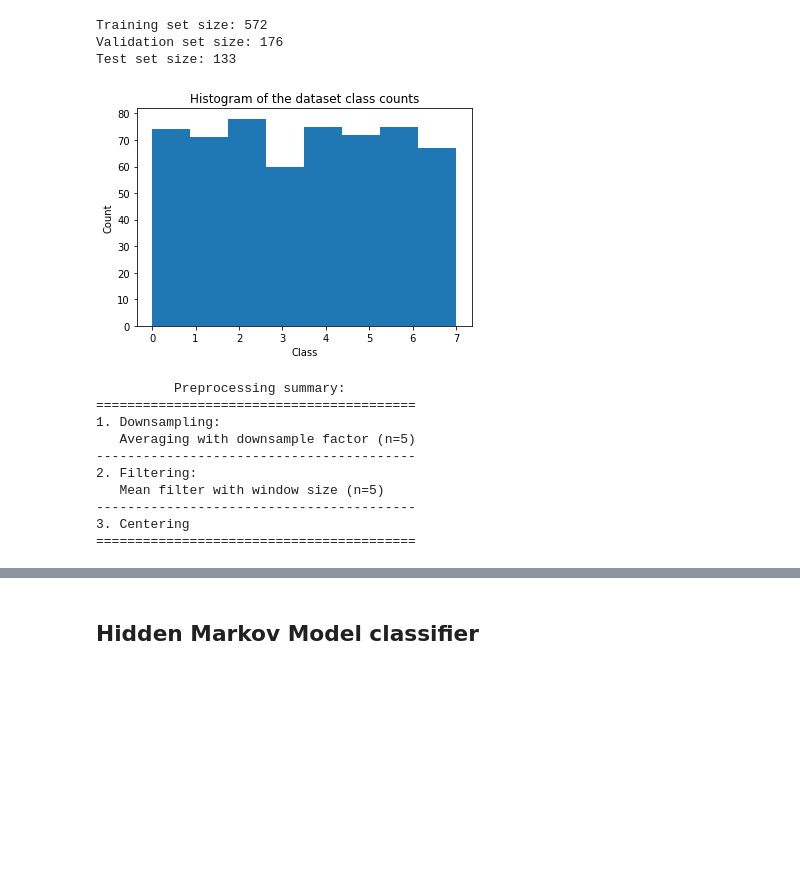
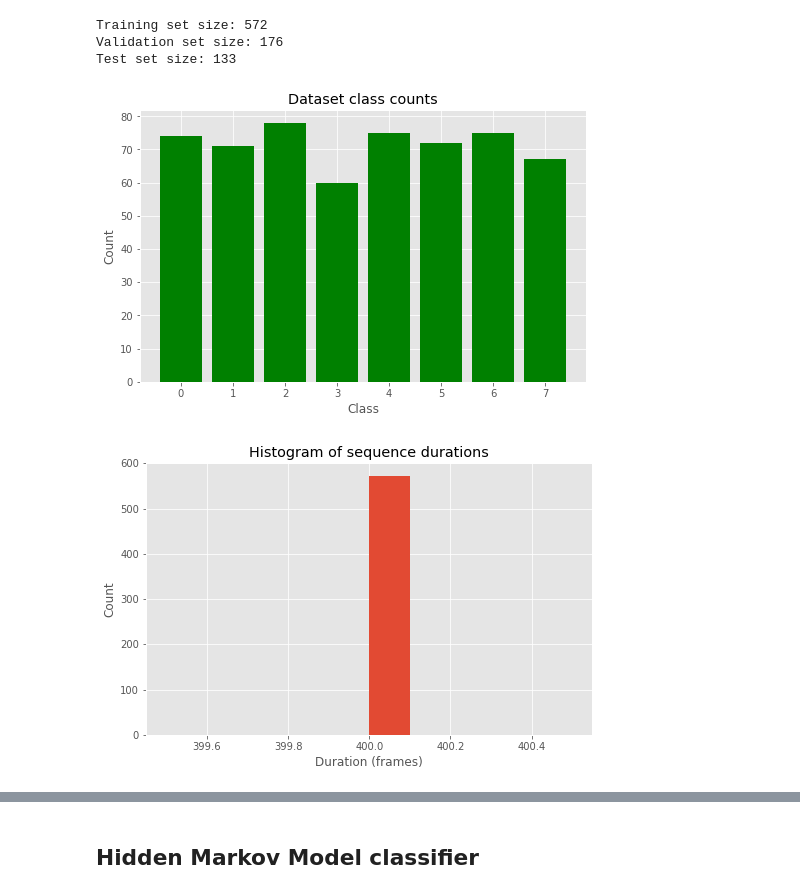
Before and after one commit to eonu/inf4-hons, a Jupyter notebook: sandbox/notebooks/Alternative/Myo.ipynb, the cells around one changed output, grey strips where cells are left out. Cells and saved outputs as stored; diff of their text form; code cells hidden in the pictures; blank space fills up the shorter version.

```diff
--- a/sandbox/notebooks/Alternative/Myo.ipynb
+++ b/sandbox/notebooks/Alternative/Myo.ipynb
@@ -3,23 +3,21 @@
 
 Experimentation on the [UC2018 DualMyo Hand Gesture Dataset](https://zenodo.org/record/1320922#.Xi9l5xfgoWo).
 # %%
-import os
-import sys
-import warnings
-import requests
-import pickle
-import matplotlib.pyplot as plt
-import numpy as np
-import sequentia as seq
+import os, sys, requests, pickle
+import numpy as np, sequentia as seq, matplotlib.pyplot as plt
 import sequentia.classifiers, sequentia.preprocessing
 from tqdm.auto import tqdm
 from sklearn.model_selection import train_test_split
 
-# Import utility function for displaying results
+# Import utility tools
 module_path = os.path.abspath(os.path.join('..'))
 if module_path not in sys.path:
     sys.path.append(module_path)
-from utils import show_results
+from utils import *
+from lstm import LSTMClassifier
+
+# ggplot style
+plt.style.use('ggplot')
 
 # Set seed for reproducible randomness
 seed = 0
@@ -71,32 +69,12 @@ Training set size: 572
 Validation set size: 176
 Test set size: 133
 # %%
-# Plot a histogram of the class counts in the training set
-plt.title('Histogram of the dataset class counts')
-plt.xlabel('Class')
-plt.ylabel('Count')
-plt.hist(sorted(y_train), bins=len(classes))
-plt.show()
+# Plot a chart of the class counts in the training set
+show_class_counts(y_train, classes)
 # %% [output]
-[figure, old version]
+[figure, new version]
-# %%
-pre = seq.preprocessing.Preprocess()
-# Downsample with averaging and a downsample factor of n=5
-pre.downsample(n=5, method='average')
-# Apply a mean filter with n=5
-pre.filtrate(n=5, method='mean')
-# Standardize the data
-pre.center()
-# Display a summary of the preprocessing transformations
-pre.summary()
-# %% [output]
-          Preprocessing summary:
-=========================================
-1. Downsampling:
-   Averaging with downsample factor (n=5)
------------------------------------------
-2. Filtering:
-   Mean filter with window size (n=5)
------------------------------------------
-3. Centering
-=========================================
+# %%
+# Plot a histogram of signal durations
+show_durations(X_train)
+# %% [output]
+[figure, added]
```
Also changed, not shown: parts of 14 cells of this notebook, 4 other files.
